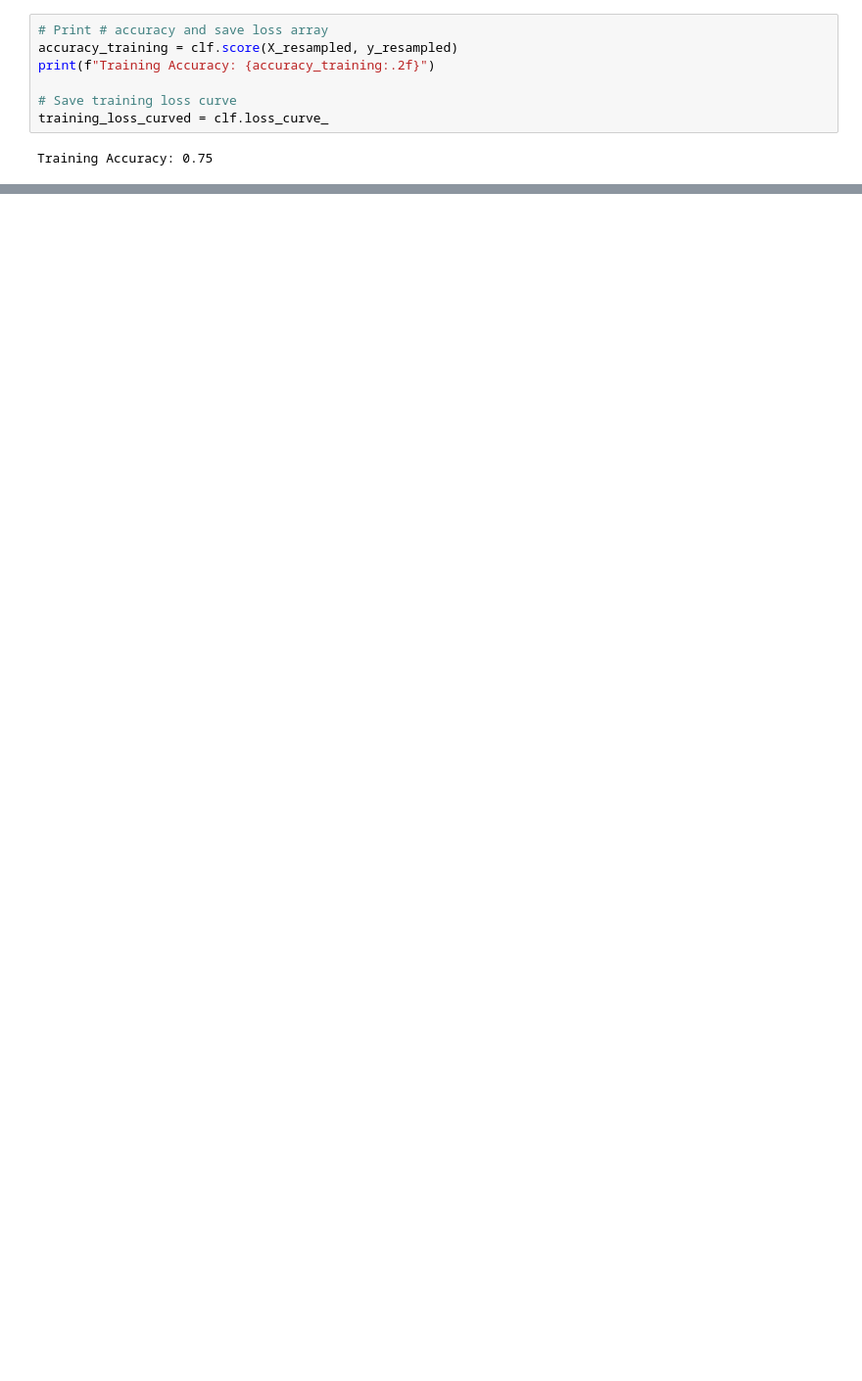
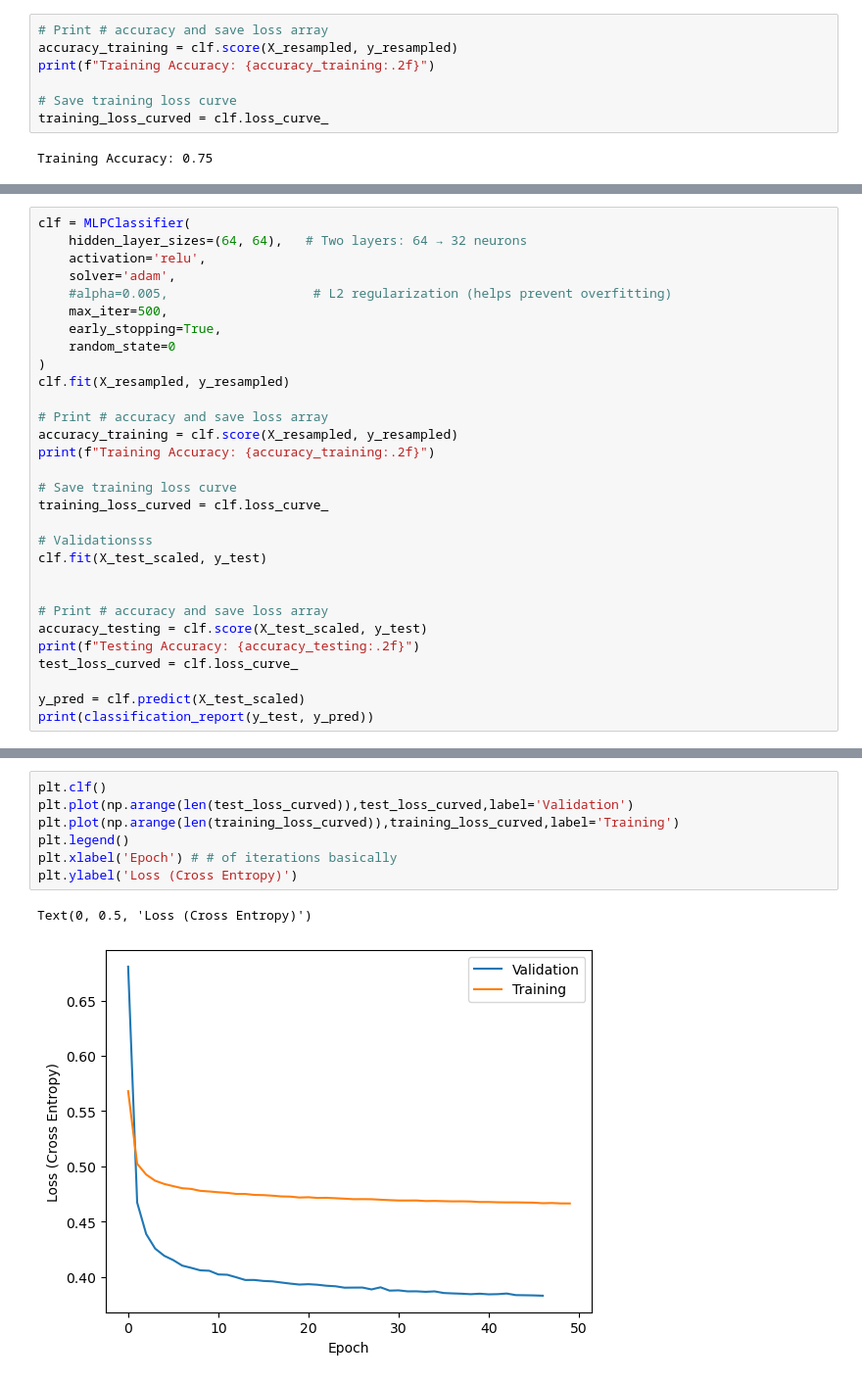
Before and after one commit to nanajkar/Curvature-sensing-Nt17, a Jupyter notebook: build_model.ipynb, the cells around one changed output, grey strips where cells are left out. Shown at 98% size. Cells and saved outputs as stored; diff of their text form; blank space fills up the shorter version.

```diff
--- a/build_model.ipynb
+++ b/build_model.ipynb
@@ -162,0 +232,30 @@ Text(0, 0.5, 'Loss (Cross Entropy)')
+# %%
+clf = MLPClassifier(
+    hidden_layer_sizes=(64, 64),   # Two layers: 64 → 32 neurons
+    activation='relu',
+    solver='adam',
+    #alpha=0.005,                   # L2 regularization (helps prevent overfitting)
+    max_iter=500,
+    early_stopping=True,
+    random_state=0
+)
+clf.fit(X_resampled, y_resampled)
+
+# Print # accuracy and save loss array
+accuracy_training = clf.score(X_resampled, y_resampled)
+print(f"Training Accuracy: {accuracy_training:.2f}")
+
+# Save training loss curve
+training_loss_curved = clf.loss_curve_
+
+# Validationsss
+clf.fit(X_test_scaled, y_test)
+
+
+# Print # accuracy and save loss array
+accuracy_testing = clf.score(X_test_scaled, y_test)
+print(f"Testing Accuracy: {accuracy_testing:.2f}")
+test_loss_curved = clf.loss_curve_
+
+y_pred = clf.predict(X_test_scaled)
+print(classification_report(y_test, y_pred))
@@ -162,0 +276,10 @@ Text(0, 0.5, 'Loss (Cross Entropy)')
+# %%
+plt.clf()
+plt.plot(np.arange(len(test_loss_curved)),test_loss_curved,label='Validation')
+plt.plot(np.arange(len(training_loss_curved)),training_loss_curved,label='Training')
+plt.legend()
+plt.xlabel('Epoch') # # of iterations basically
+plt.ylabel('Loss (Cross Entropy)')
+# %% [output]
+Text(0, 0.5, 'Loss (Cross Entropy)')
+[figure, added]
```
Also changed, not shown: parts of 16 cells of this notebook.
